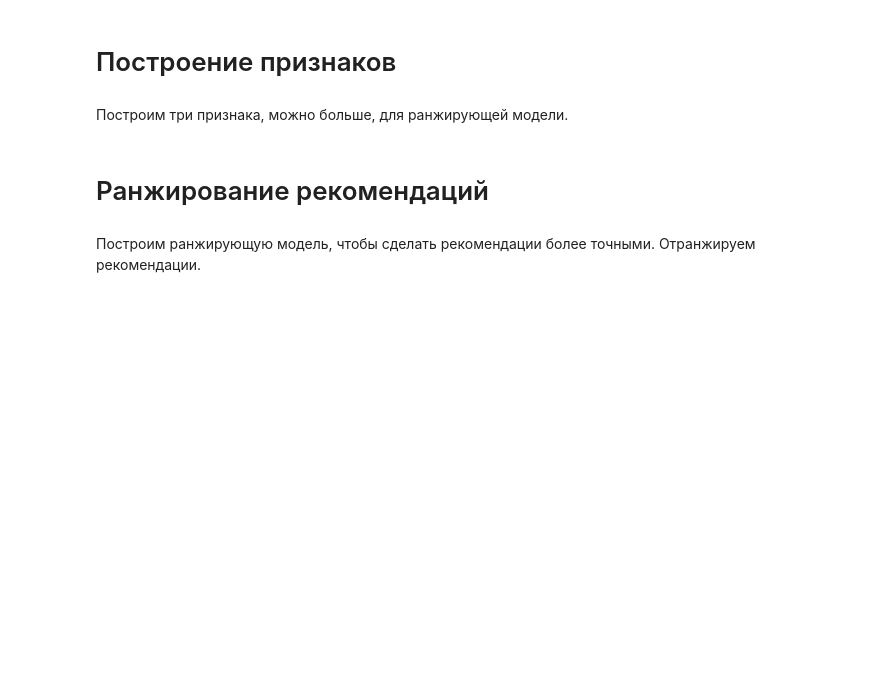
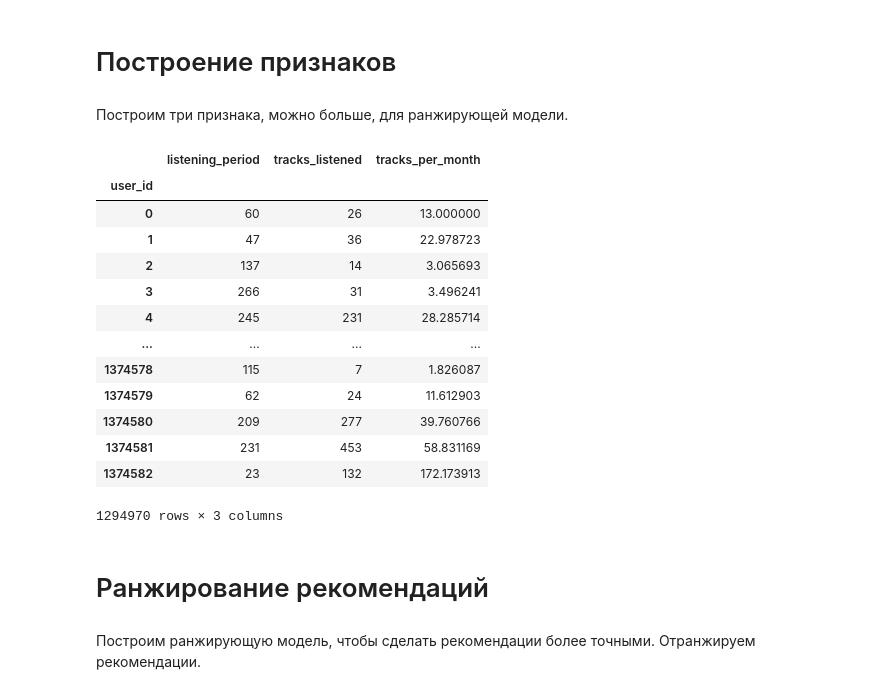
Before and after one commit to AndrushikB/mle-recsys-project, a Jupyter notebook: recommendations.ipynb, the cells around one changed output. Drawn from its saved outputs; the diff is of its cells as text; code cells hidden in the pictures; blank space fills up the shorter version.

```diff
--- a/recommendations.ipynb
+++ b/recommendations.ipynb
@@ -391,6 +418,6 @@ s3_client.download_file(Bucket=bucket_name, Key='recsys/data/events.par', Filena
 # %%
-items = pd.read_parquet("items.par")
-events = pd.read_parquet("events.par")
+items = pd.read_parquet("items.parquet")
+events = pd.read_parquet("events.parquet")
 # %% [markdown]
 # Разбиение данных
 # %% [markdown]
@@ -463,3 +613,21 @@ Name: name, Length: 100, dtype: object
+# %%
+user_features_for_train = get_user_features(events_train)
+user_features_for_train
+# %% [output]
+|  | listening_period | tracks_listened | tracks_per_month |
+| user_id |  |  |  |
+| 0 | 60 | 26 | 13.000000 |
+| 1 | 47 | 36 | 22.978723 |
+| 2 | 137 | 14 | 3.065693 |
+| 3 | 266 | 31 | 3.496241 |
+| 4 | 245 | 231 | 28.285714 |
+| ... | ... | ... | ... |
+| 1374578 | 115 | 7 | 1.826087 |
+| 1374579 | 62 | 24 | 11.612903 |
+| 1374580 | 209 | 277 | 39.760766 |
+| 1374581 | 231 | 453 | 58.831169 |
+| 1374582 | 23 | 132 | 172.173913 |
+1294970 rows × 3 columns
 # %% [markdown]
 # Ранжирование рекомендаций
 # %% [markdown]
```
Also changed, not shown: parts of 50 cells of this notebook, 4 other files.
